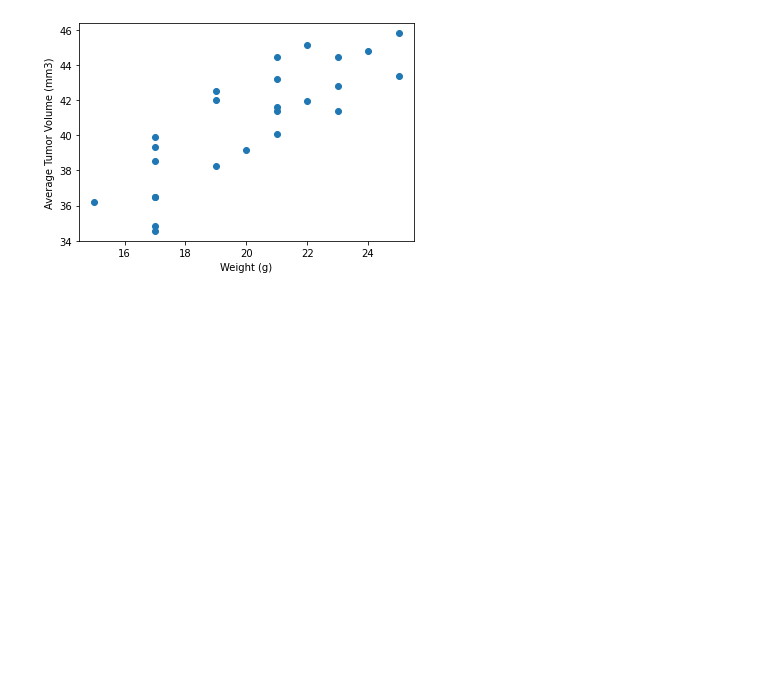
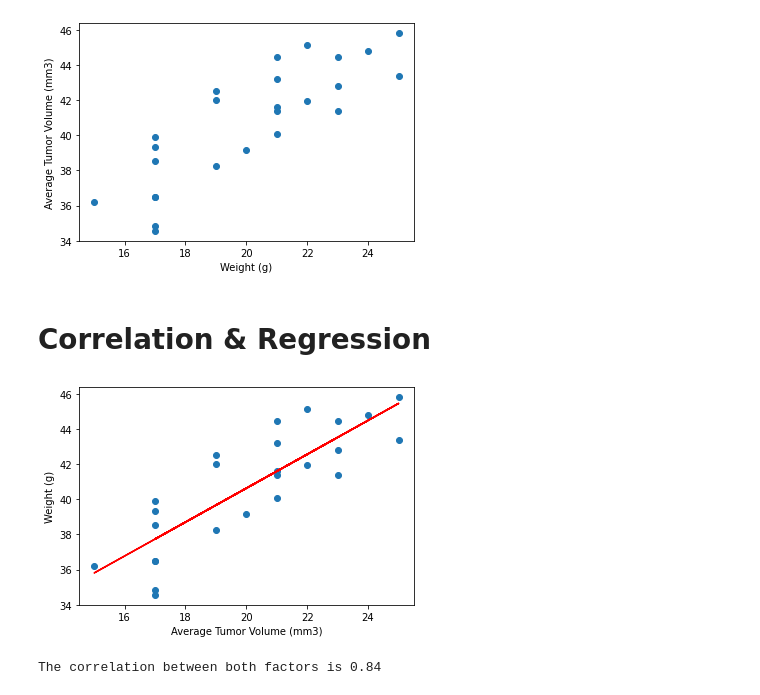
Before and after one commit to ccromperla/matplotlib_challenge, a Jupyter notebook: Pymaceuticals/Pymaceuticals.ipynb, the cells around one changed output. Drawn from its saved outputs; the diff is of its cells as text; code cells hidden in the pictures; blank space fills up the shorter version.

Commit message:
Line & Scatter & Obs

```diff
--- a/Pymaceuticals/Pymaceuticals.ipynb
+++ b/Pymaceuticals/Pymaceuticals.ipynb
@@ -215,13 +239,19 @@ plt.show()
 # %%
 # Generate a line plot of tumor volume vs. time point for a mouse treated with Capomulin
+
+#Setting OG df to Mouse ID and then keeping only mouse id's who were treated w. Capomulin
 capomulin_df = combined_df.set_index(["Mouse ID"])
-cap_df = capomulin_df.loc[capomulin_df["Drug Regimen"] == "Capomulin"]
+capomulin_df.loc[capomulin_df["Drug Regimen"] == "Capomulin"]
 
+#location a mouse, and find their timepoint and tumor volumes
 tp = capomulin_df.loc["l509", "Timepoint"]
 t_vol = capomulin_df.loc["l509", "Tumor Volume (mm3)"]
 
+#plot
 mouse, = plt.plot(tp, t_vol)
 
+
+#adding labels and a title
 plt.title("Capomulin Treatment for Mouse l509")
 plt.xlabel("Timepoint (days)")
 plt.ylabel("Tumor Volume (mm3)")
@@ -240,3 +272,37 @@ plt.ylabel("Average Tumor Volume (mm3)")
 # %% [output]
 Text(0, 0.5, 'Average Tumor Volume (mm3)')
 [figure]
+# %% [markdown]
+# Correlation & Regression
+# %%
+# Calculate the correlation coefficient and linear regression model
+# for mouse weight and average tumor volume for the Capomulin regimen
+
+# Generate a scatter plot of average tumor volume vs. mouse weight for the Capomulin regimen
+
+mean_vol = cap_df.groupby(["Mouse ID"]).mean()["Tumor Volume (mm3)"]
+weight = cap_df.groupby(["Mouse ID"]).mean()["Weight (g)"]
+
+# use st.linregress to calculate regression values
+(slope, intercept, rvalue, pvalue, stderr) = st.linregress(weight, mean_vol)
+
+# y=mx+b using calucluated values to calculate the linear regression
+regress_values = weight * slope + intercept
+
+# plot scatter
+plt.scatter(weight, mean_vol)
+
+# plot regression line
+plt.plot(weight,regress_values,"r-")
+
+# add x- and y-labels
+plt.xlabel('Average Tumor Volume (mm3)')
+plt.ylabel('Weight (g)')
+plt.show()
+
+#calculate the r-value and print below
+correlation = st.pearsonr(weight, mean_vol)
+(print(f"The correlation between both factors is {round(correlation[0],2)}"))
+# %% [output]
+[figure, added]
+The correlation between both factors is 0.84
```
Also changed, not shown: parts of 13 cells of this notebook.
